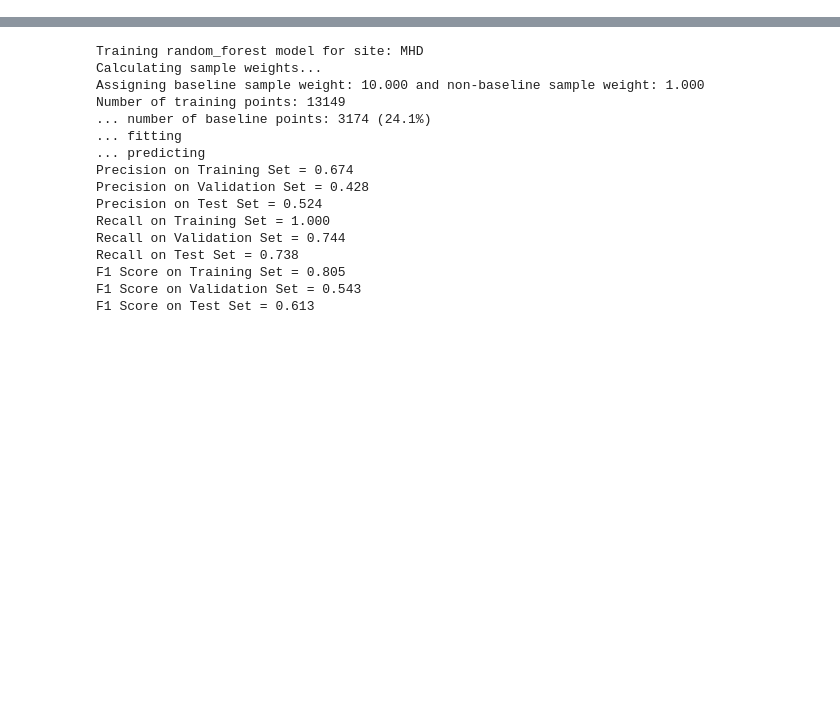
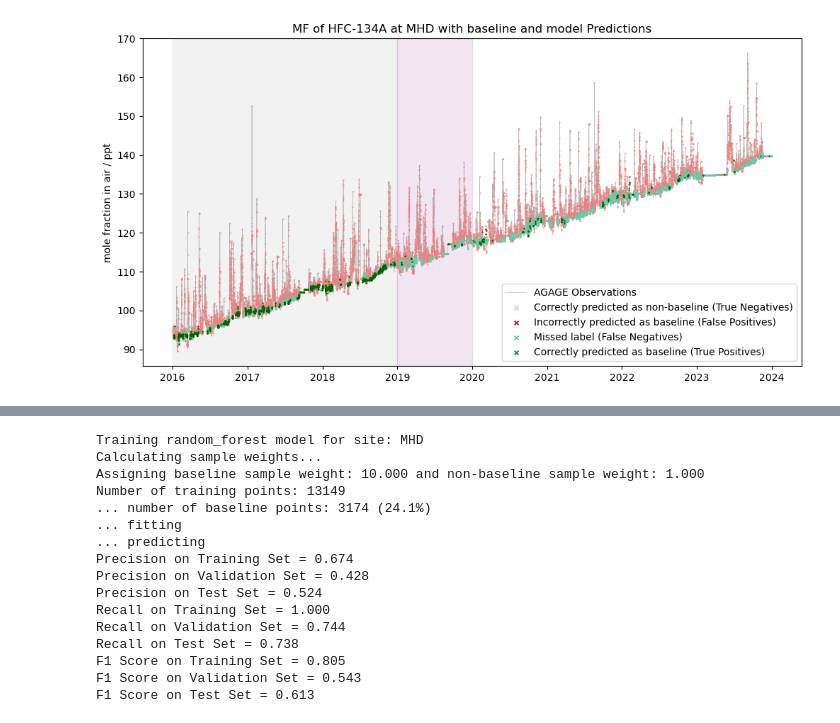
Before and after one commit to openghg/ml-baselines, a Jupyter notebook: notebooks/predicting.ipynb, the cells around one changed output, grey strips where cells are left out. Drawn from its saved outputs; the diff is of its cells as text; code cells hidden in the pictures; blank space fills up the shorter version.

```diff
--- a/notebooks/predicting.ipynb
+++ b/notebooks/predicting.ipynb
@@ -22,0 +41,2 @@ site = "MHD"
+# %%
+y, y_pred, metrics = predict_baselines("MHD", model, prediction_mode="full", prediction_threshold=0.85)
@@ -22,0 +49,5 @@ site = "MHD"
+# %%
+site = "MHD"
+species = "hfc-134a".lower() #"hfc-134a"
+start_year=2016
+end_year=2023
@@ -22,0 +62,4 @@ site = "MHD"
+# %%
+labelled_obs.plot_obs_with_labels(plot_true_negatives=True)
+# %% [output]
+[figure, added]
```
Also changed, not shown: parts of 34 cells of this notebook, 2 other files.
